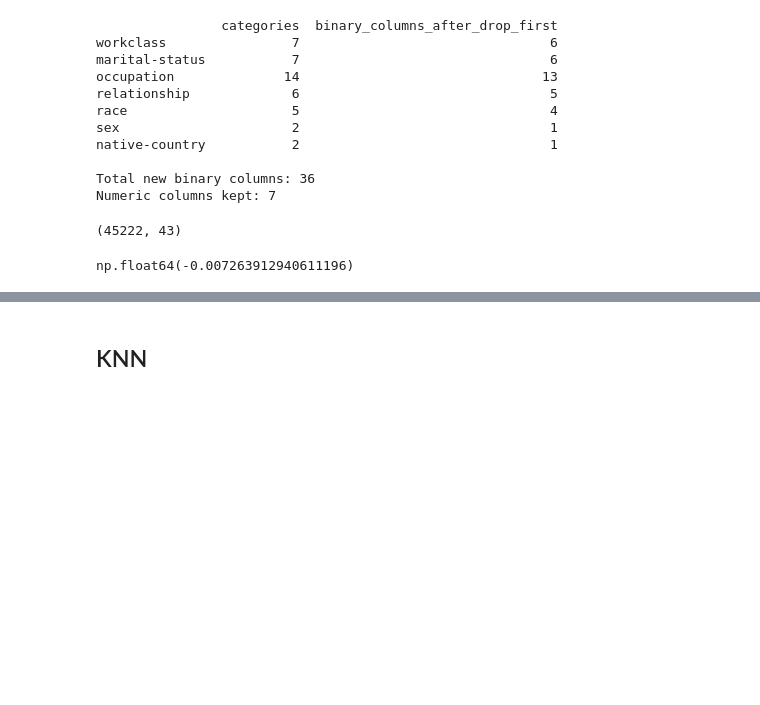
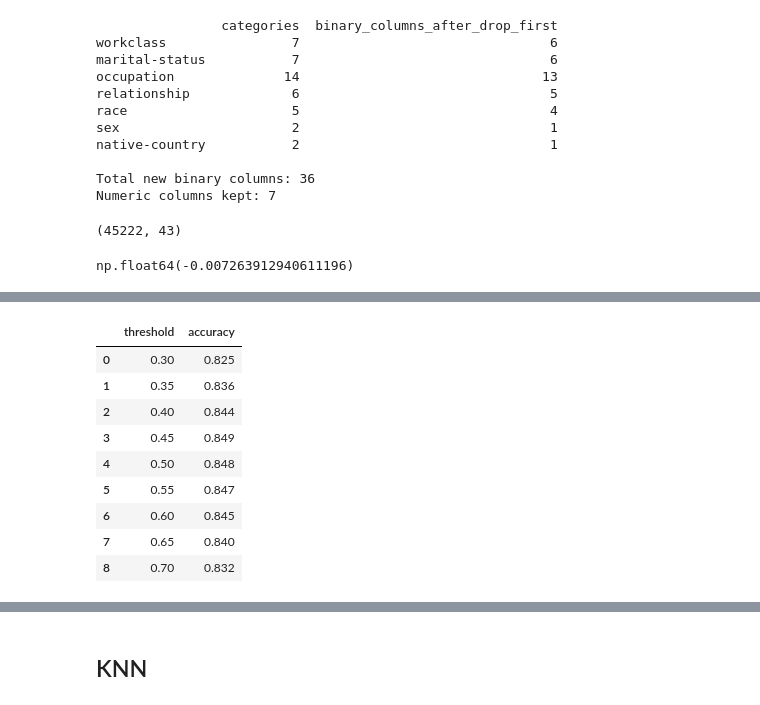
Before and after one commit to lydiapelton/BA305-Project, a Jupyter notebook: Lydia_Project.ipynb, the cells around one changed output, grey strips where cells are left out. Drawn from its saved outputs; the diff is of its cells as text; code cells hidden in the pictures; blank space fills up the shorter version.

```diff
--- a/Lydia_Project.ipynb
+++ b/Lydia_Project.ipynb
@@ -758,4 +429,0 @@ y shape: (45222,)
-# %%
-# show all X columns
-pd.set_option('display.max_columns', None)
-display(X.head())
@@ -1036,0 +508,21 @@ Average F1:            0.662
+# %%
+
+cv = StratifiedKFold(n_splits=5, shuffle=True, random_state=42)
+
+def cv_logit(Xtr):
+    pipe = Pipeline([
+        ('scale', ColumnTransformer([('num', StandardScaler(), num_cols)], remainder='passthrough')),
+        ('logit', LogisticRegression(max_iter=1000)),
+    ])
+    scores = cross_validate(pipe, Xtr, y_train, cv=cv, scoring=['accuracy', 'recall', 'roc_auc'])
+    return {
+        'accuracy': scores['test_accuracy'].mean(),
+        'recall': scores['test_recall'].mean(),
+        'auc': scores['test_roc_auc'].mean(),
+    }
+
+cv_results = pd.DataFrame(
+    [cv_logit(v[0]) for v in versions.values()],
+    index=versions.keys()
+)
+cv_results.round(3)
@@ -1036,0 +535,26 @@ Average F1:            0.662
+# %%
+
+pipe = Pipeline([
+    ('scale', ColumnTransformer([('num', StandardScaler(), num_cols)], remainder='passthrough')),
+    ('logit', LogisticRegression(max_iter=1000)),
+])
+
+probs = cross_val_predict(pipe, X_train_base, y_train, cv=cv, method='predict_proba')[:, 1]
+
+thresholds = np.arange(0.30, 0.71, 0.05)
+thr_results = pd.DataFrame({
+    'threshold': thresholds,
+    'accuracy': [accuracy_score(y_train, (probs >= t).astype(int)) for t in thresholds]
+})
+thr_results.round(3)
+# %% [output]
+|  | threshold | accuracy |
+| 0 | 0.30 | 0.825 |
+| 1 | 0.35 | 0.836 |
+| 2 | 0.40 | 0.844 |
+| 3 | 0.45 | 0.849 |
+| 4 | 0.50 | 0.848 |
+| 5 | 0.55 | 0.847 |
+| 6 | 0.60 | 0.845 |
+| 7 | 0.65 | 0.840 |
+| 8 | 0.70 | 0.832 |
```
Also changed, not shown: parts of 53 cells of this notebook.
